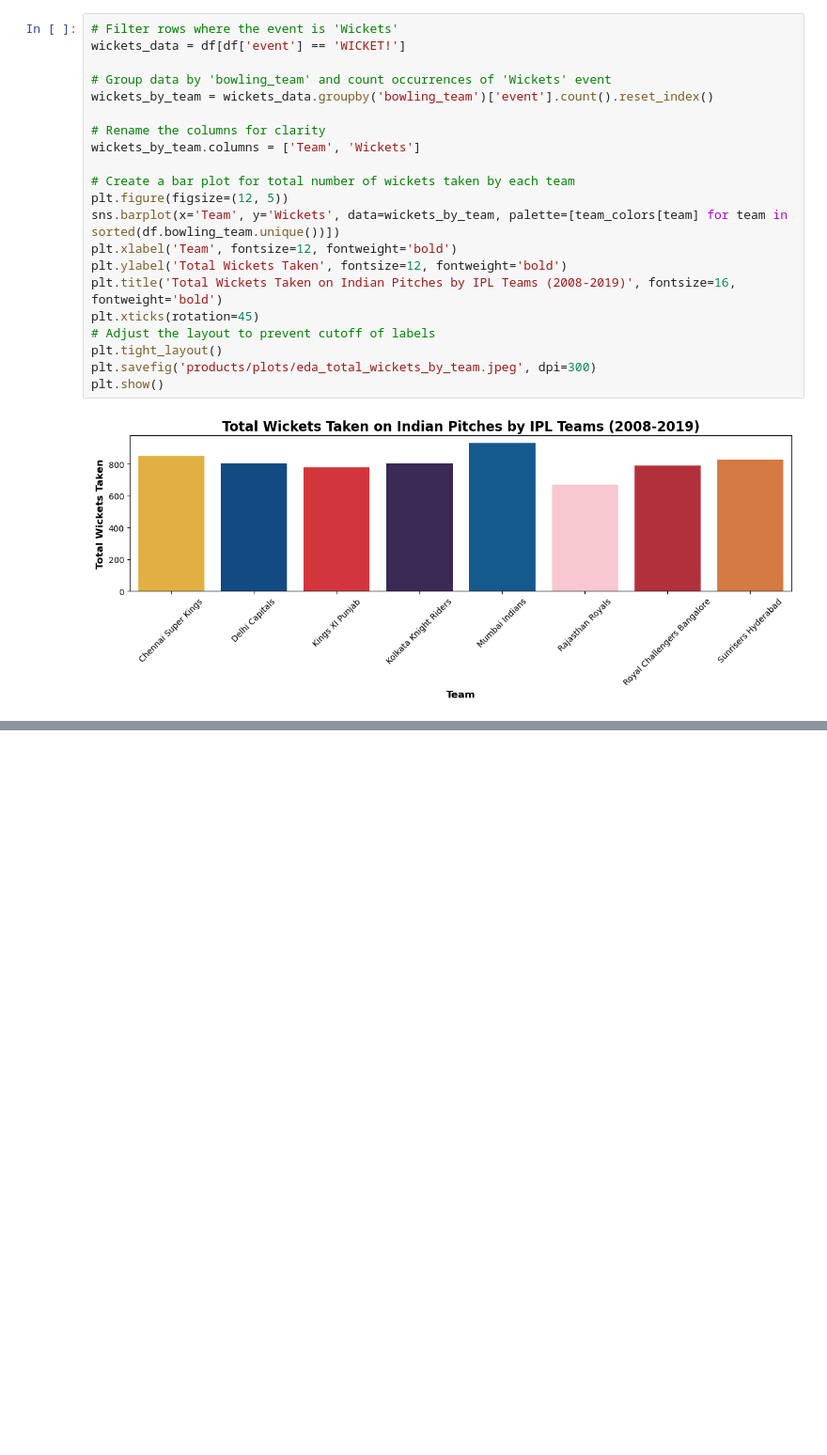
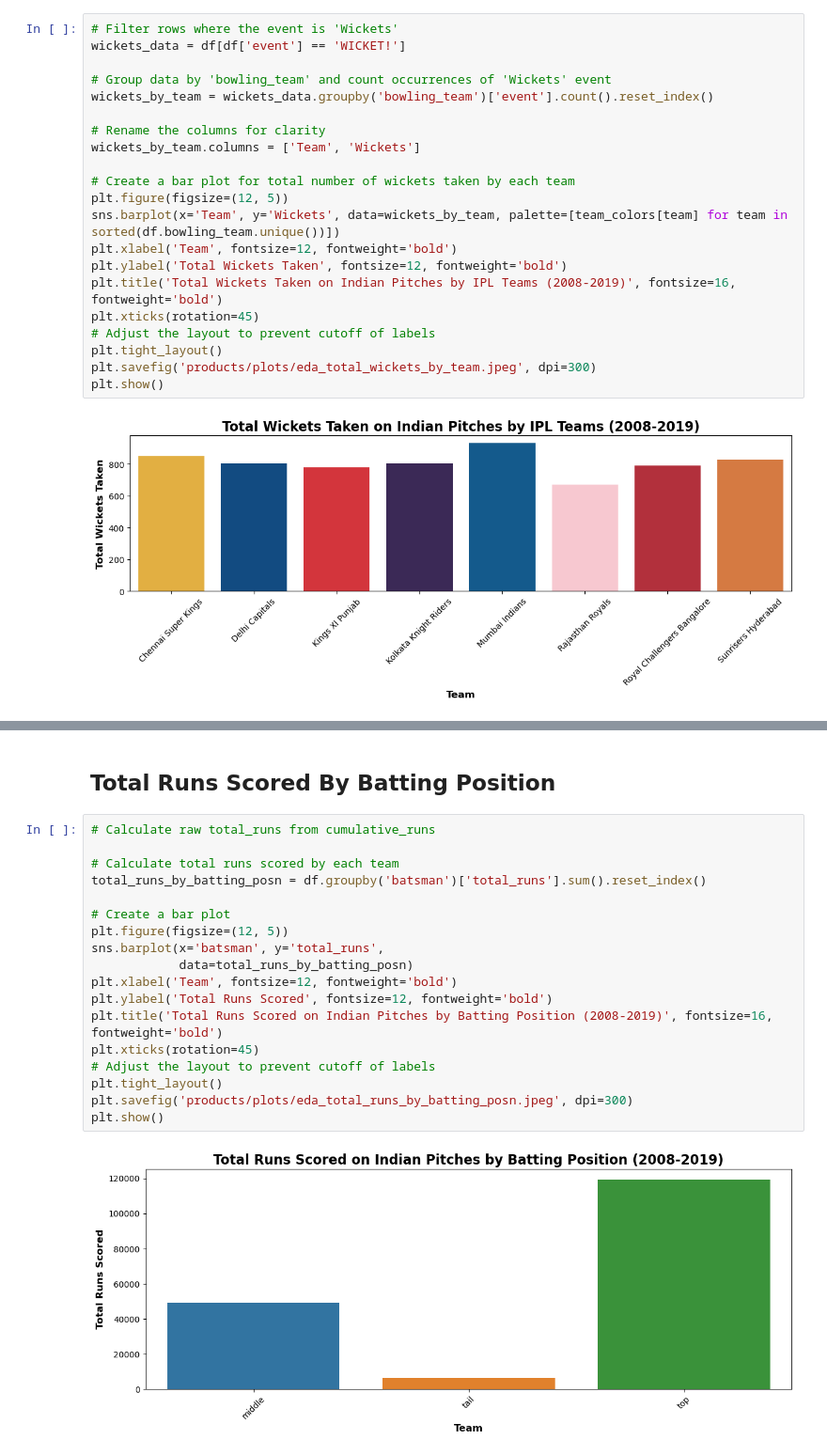
Before and after one commit to TegveerG/IPL-Project, a Jupyter notebook: EDA.ipynb, the cells around one changed output, grey strips where cells are left out. Shown at 94% size. Saved outputs shown, nothing was run; the diff lists cells and outputs as text; blank space fills up the shorter version.

```diff
--- a/EDA.ipynb
+++ b/EDA.ipynb
@@ -100,0 +129,22 @@ plt.show()
+# %% [markdown]
+## Total Runs Scored By Batting Position
+# %%
+# Calculate raw total_runs from cumulative_runs
+
+# Calculate total runs scored by each team
+total_runs_by_batting_posn = df.groupby('batsman')['total_runs'].sum().reset_index()
+
+# Create a bar plot
+plt.figure(figsize=(12, 5))
+sns.barplot(x='batsman', y='total_runs',
+            data=total_runs_by_batting_posn)
+plt.xlabel('Team', fontsize=12, fontweight='bold')
+plt.ylabel('Total Runs Scored', fontsize=12, fontweight='bold')
+plt.title('Total Runs Scored on Indian Pitches by Batting Position (2008-2019)', fontsize=16, fontweight='bold')
+plt.xticks(rotation=45)
+# Adjust the layout to prevent cutoff of labels
+plt.tight_layout()
+plt.savefig('products/plots/eda_total_runs_by_batting_posn.jpeg', dpi=300)
+plt.show()
+# %% [output]
+[figure, added]
```
Also changed, not shown: parts of 3 cells of this notebook, 9 other files.
